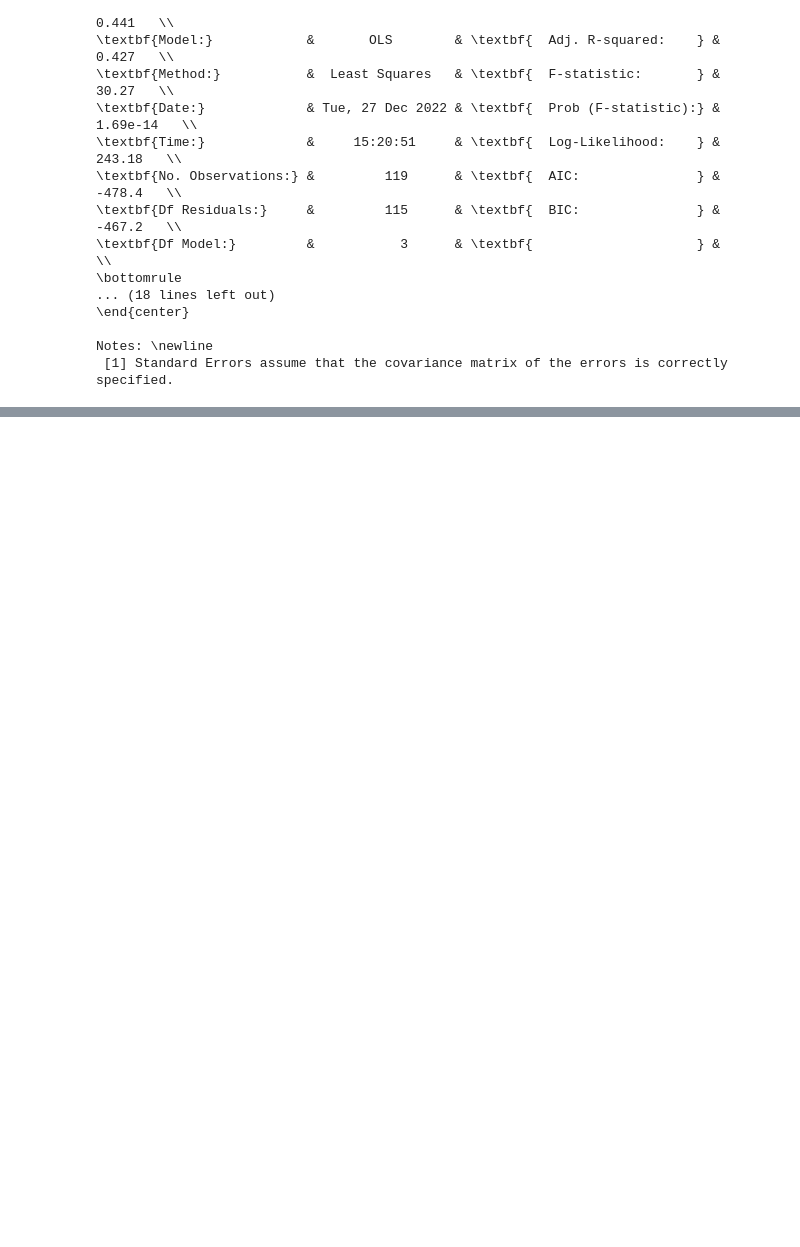
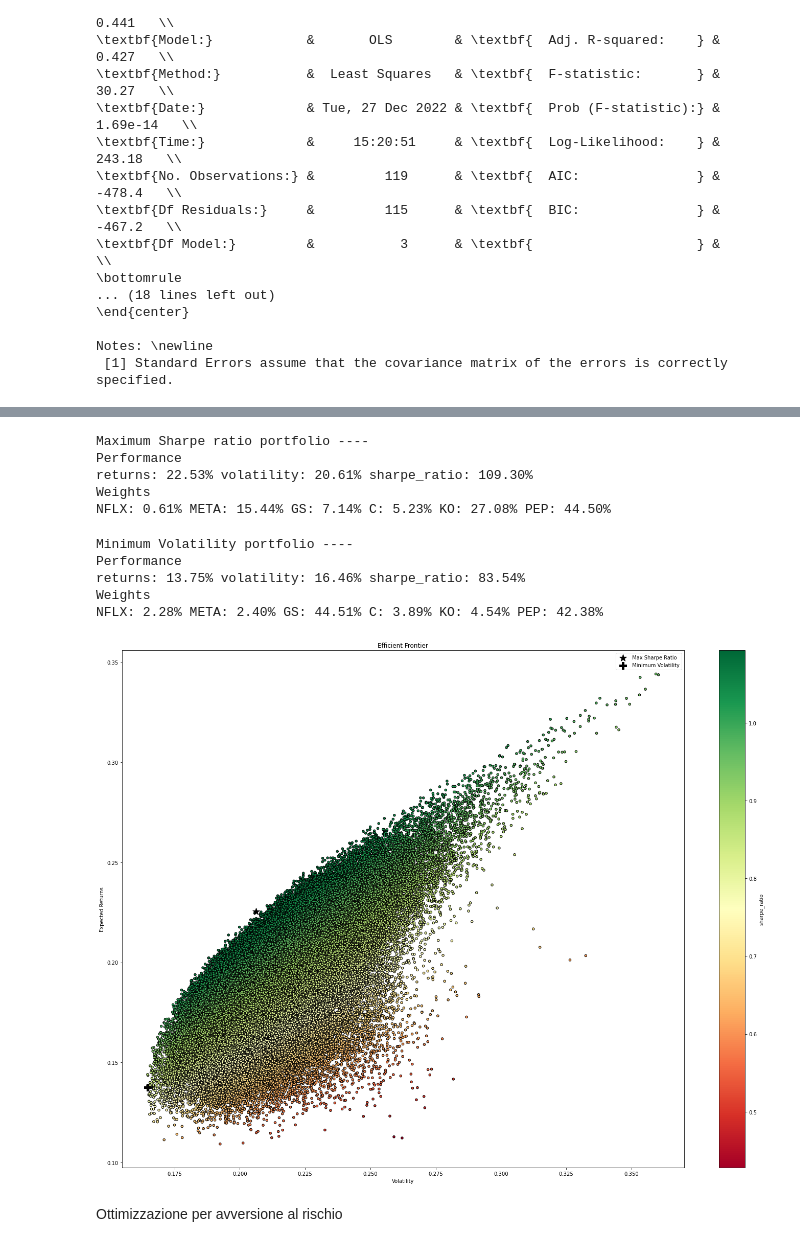
Before and after one commit to michelebanfi/business-intelligence, a Jupyter notebook: BanfiMichele869294.ipynb, the cells around one changed output, grey strips where cells are left out. Drawn from its saved outputs; the diff is of its cells as text; code cells hidden in the pictures; blank space fills up the shorter version.

```diff
--- a/BanfiMichele869294.ipynb
+++ b/BanfiMichele869294.ipynb
@@ -1117,0 +1188,59 @@ Notes: \newline
+# %%
+max_sharpe_ind = np.argmax(portf_results_df.sharpe_ratio)
+max_sharpe_portf = portf_results_df.loc[max_sharpe_ind]
+min_vol_ind = np.argmin(portf_results_df.volatility)
+min_vol_portf = portf_results_df.loc[min_vol_ind]
+# %%
+print('Maximum Sharpe ratio portfolio ----')
+print('Performance')
+for index, value in max_sharpe_portf.items():
+    print(f'{index}: {100 * value:.2f}% ', end="", flush=True)
+print('\nWeights')
+for x, y in zip(RISKY_ASSETS, weights[np.argmax(portf_results_df.sharpe_ratio)]):
+    print(f'{x}: {100*y:.2f}% ', end="", flush=True)
+# %% [output]
+Maximum Sharpe ratio portfolio ----
+Performance
+returns: 22.53% volatility: 20.61% sharpe_ratio: 109.30%
+Weights
+NFLX: 0.61% META: 15.44% GS: 7.14% C: 5.23% KO: 27.08% PEP: 44.50%
+# %%
+print('Minimum Volatility portfolio ----')
+print('Performance')
+for index, value in min_vol_portf.items():
+    print(f'{index}: {100 * value:.2f}% ', end="", flush=True)
+print('\nWeights')
+for x, y in zip(RISKY_ASSETS, weights[np.argmin(portf_results_df.volatility)]):
+    print(f'{x}: {100*y:.2f}% ', end="", flush=True)
+# %% [output]
+Minimum Volatility portfolio ----
+Performance
+returns: 13.75% volatility: 16.46% sharpe_ratio: 83.54%
+Weights
+NFLX: 2.28% META: 2.40% GS: 44.51% C: 3.89% KO: 4.54% PEP: 42.38%
+# %%
+fig, ax = plt.subplots()
+fig.set_size_inches(20, 15)
+portf_results_df.plot(kind='scatter', x='volatility',
+                      y='returns', c='sharpe_ratio',
+                      cmap='RdYlGn', edgecolors='black',
+                      ax=ax)
+ax.scatter(x=max_sharpe_portf.volatility,
+           y=max_sharpe_portf.returns,
+           c='black', marker='*',
+           s=200, label='Max Sharpe Ratio')
+ax.scatter(x=min_vol_portf.volatility,
+           y=min_vol_portf.returns,
+           c='black', marker='P',
+           s=200, label='Minimum Volatility')
+ax.set(xlabel='Volatility', ylabel='Expected Returns',
+       title='Efficient Frontier')
+ax.legend()
+
+plt.tight_layout()
+
+plt.show()
+# %% [output]
+[figure, added]
+# %% [markdown]
+Ottimizzazione per avversione al rischio
```
Also changed, not shown: parts of 21 cells of this notebook.
